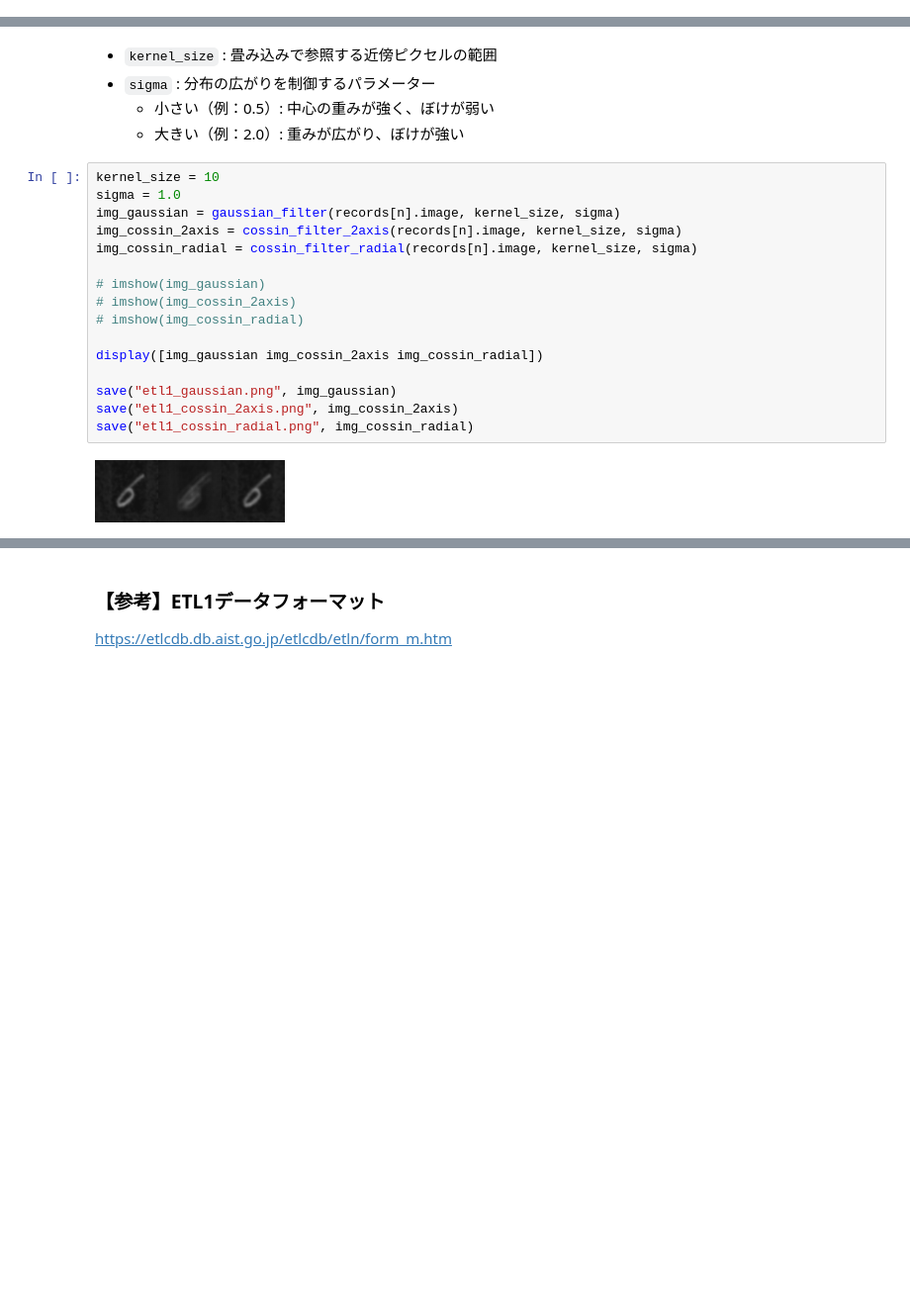
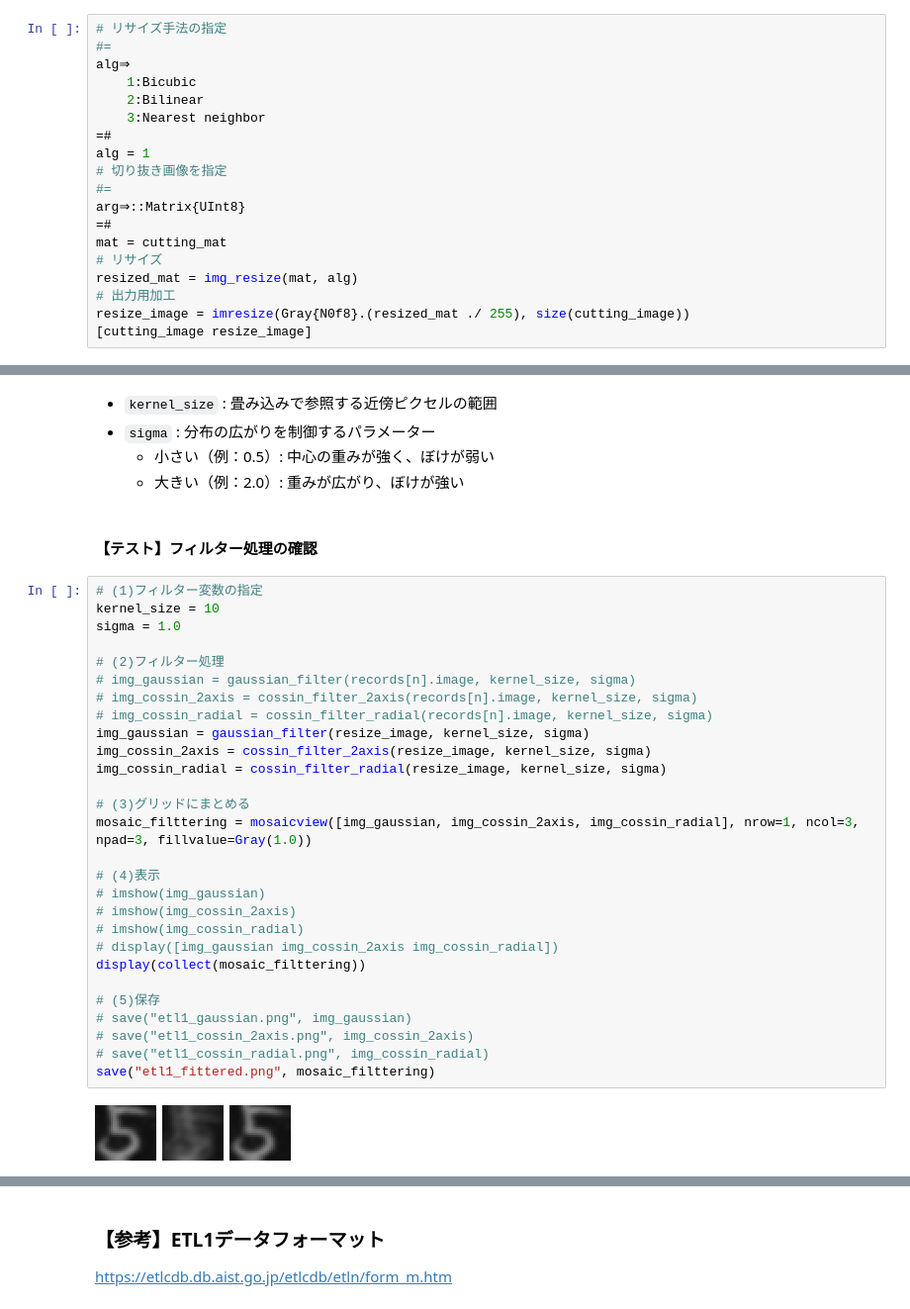
Before and after one commit to SW-yo/OhMyJulia, a Jupyter notebook: Pattern_recognition/etl1_01_normalNN.ipynb, the cells around one changed output, grey strips where cells are left out. Shown at 99% size. Drawn from its saved outputs; the diff is of its cells as text; blank space fills up the shorter version.

```diff
--- a/Pattern_recognition/etl1_01_normalNN.ipynb
+++ b/Pattern_recognition/etl1_01_normalNN.ipynb
@@ -266,0 +372,19 @@ resize_image = imresize(cutting_image, size(records[n].image))
+# %%
+# リサイズ手法の指定
+#=
+alg⇒
+    1:Bicubic
+    2:Bilinear
+    3:Nearest neighbor
+=#
+alg = 1
+# 切り抜き画像を指定
+#=
+arg⇒::Matrix{UInt8}
+=#
+mat = cutting_mat
+# リサイズ
+resized_mat = img_resize(mat, alg)
+# 出力用加工
+resize_image = imresize(Gray{N0f8}.(resized_mat ./ 255), size(cutting_image))
+[cutting_image resize_image]
@@ -335,21 +468,35 @@ cossin_filter_radial (generic function with 3 methods)
 - `sigma` : 分布の広がりを制御するパラメーター
     - 小さい（例：0.5）: 中心の重みが強く、ぼけが弱い
     - 大きい（例：2.0）: 重みが広がり、ぼけが強い
+# %% [markdown]
+#### 【テスト】フィルター処理の確認
 # %%
+# (1)フィルター変数の指定
 kernel_size = 10
 sigma = 1.0
-img_gaussian = gaussian_filter(records[n].image, kernel_size, sigma)
-img_cossin_2axis = cossin_filter_2axis(records[n].image, kernel_size, sigma)
-img_cossin_radial = cossin_filter_radial(records[n].image, kernel_size, sigma)
 
+# (2)フィルター処理
+# img_gaussian = gaussian_filter(records[n].image, kernel_size, sigma)
+# img_cossin_2axis = cossin_filter_2axis(records[n].image, kernel_size, sigma)
+# img_cossin_radial = cossin_filter_radial(records[n].image, kernel_size, sigma)
+img_gaussian = gaussian_filter(resize_image, kernel_size, sigma)
+img_cossin_2axis = cossin_filter_2axis(resize_image, kernel_size, sigma)
+img_cossin_radial = cossin_filter_radial(resize_image, kernel_size, sigma)
+
+# (3)グリッドにまとめる
+mosaic_filttering = mosaicview([img_gaussian, img_cossin_2axis, img_cossin_radial], nrow=1, ncol=3, npad=3, fillvalue=Gray(1.0))
+
+# (4)表示
 # imshow(img_gaussian)
 # imshow(img_cossin_2axis)
 # imshow(img_cossin_radial)
+# display([img_gaussian img_cossin_2axis img_cossin_radial])
+display(collect(mosaic_filttering))
 
-display([img_gaussian img_cossin_2axis img_cossin_radial])
-
-save("etl1_gaussian.png", img_gaussian)
-save("etl1_cossin_2axis.png", img_cossin_2axis)
-save("etl1_cossin_radial.png", img_cossin_radial)
+# (5)保存
+# save("etl1_gaussian.png", img_gaussian)
+# save("etl1_cossin_2axis.png", img_cossin_2axis)
+# save("etl1_cossin_radial.png", img_cossin_radial)
+save("etl1_fittered.png", mosaic_filttering)
 # %% [output]
-[figure, old version]
+[figure, new version]
```
Also changed, not shown: parts of 24 cells of this notebook, 13 other files.
